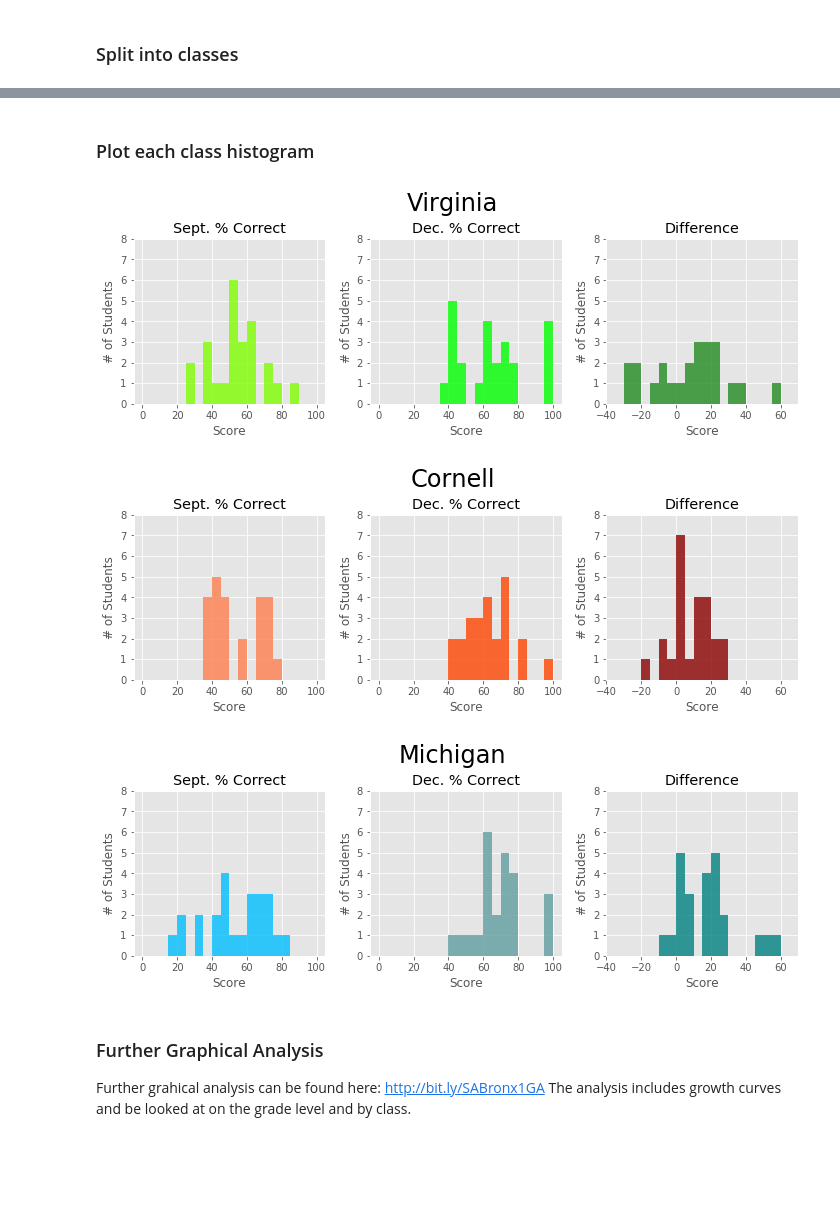
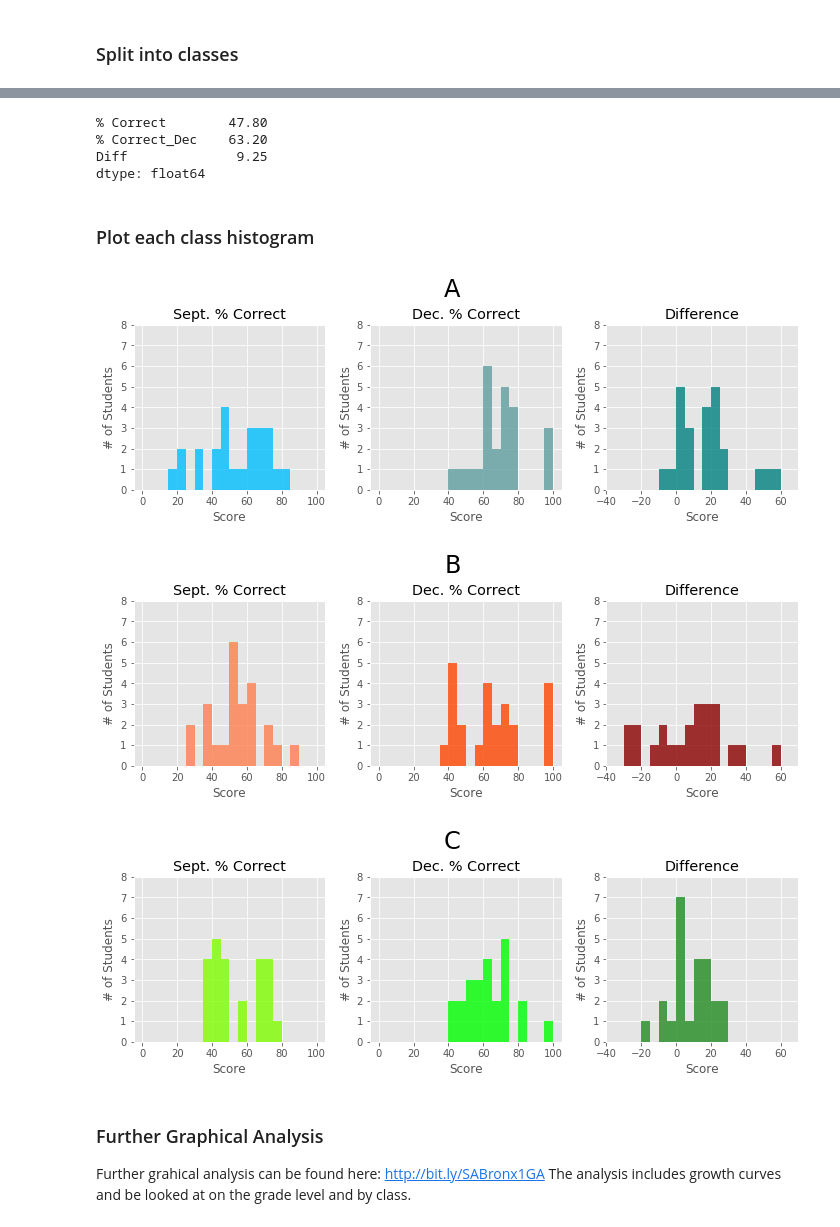
Before and after one commit to kaumaron/Data_Science, a Jupyter notebook: Grade_Analysis/Student Achievement.ipynb, the cells around one changed output, grey strips where cells are left out. Cells and saved outputs as stored; diff of their text form; code cells hidden in the pictures; blank space fills up the shorter version.

```diff
--- a/Grade_Analysis/Student Achievement.ipynb
+++ b/Grade_Analysis/Student Achievement.ipynb
@@ -22,0 +50,4 @@ df_math_dec.head()
+# %%
+# determine hashed Class Names
+A,B,C = df_math_sept['Class'].unique()
+D,E,F = df_math_dec['Class'].unique()
@@ -82,12 +117,12 @@ plt.tight_layout()
 # %% [markdown]
 ### Split into classes
 # %%
-Michigan_math = df_math_sept.set_index('Student ID').join(df_math_dec.set_index('Student ID'), how='left', rsuffix='_Dec')
-Virginia_math = Michigan_math[['Class','First Name','% Correct','% Correct_Dec']][Michigan_math['Class']== 'Virginia']
-Cornell_math = Michigan_math[Michigan_math[['Class','First Name','% Correct','% Correct_Dec']]['Class']== 'Cornell']
-Michigan_math = Michigan_math[Michigan_math[['Class','First Name','% Correct','% Correct_Dec']]['Class']== 'Michigan']
+A_math = df_math_sept.set_index('Student ID').join(df_math_dec.set_index('Student ID'), how='left', rsuffix='_Dec')
+C_math = A_math[['Class','First Name','% Correct','% Correct_Dec']][A_math['Class']== C]
+B_math = A_math[A_math[['Class','First Name','% Correct','% Correct_Dec']]['Class']== B]
+A_math = A_math[A_math[['Class','First Name','% Correct','% Correct_Dec']]['Class']== A]
 
-Virginia_math['Diff'] = Virginia_math['% Correct_Dec'] - Virginia_math['% Correct']
-Cornell_math['Diff'] = Cornell_math['% Correct_Dec'] - Cornell_math['% Correct']
-Michigan_math['Diff'] = Michigan_math['% Correct_Dec'] - Michigan_math['% Correct']
+C_math['Diff'] = C_math['% Correct_Dec'] - C_math['% Correct']
+B_math['Diff'] = B_math['% Correct_Dec'] - B_math['% Correct']
+A_math['Diff'] = A_math['% Correct_Dec'] - A_math['% Correct']
 # %%
@@ -102,57 +151,63 @@ Virginia improved by 10.2%
+# %%
+C_math.median()
+# %% [output]
+% Correct        47.80
+% Correct_Dec    63.20
+Diff              9.25
+dtype: float64
 # %% [markdown]
 ### Plot each class histogram
 # %%
-fig, ax = plt.subplots(1,3,figsize=(10,3.3), subplot_kw={'ylim': (0,8)})
-fig.suptitle('Virginia',fontsize=24, y=1.08)
+fig, ax = plt.subplots(1,3,figsize=(10,3.3),subplot_kw={'ylim': (0,8)})
+fig.suptitle('A',fontsize=24, y=1.08)
 for axis in ax:
     axis.set(xlabel="Score", ylabel="# of Students")
 ax[0].set_title('Sept. % Correct')
 ax[1].set_title('Dec. % Correct')
 ax[2].set_title('Difference')
-Virginia_math['% Correct'].hist(color='chartreuse',alpha=0.8, bins = 20,\
-                           label='Virginia',range=[0, 100], ax= ax[0])
-Virginia_math['% Correct_Dec'].hist(color='lime',alpha=0.8, bins = 20,\
-                           label='Virginia',range=[0, 100], ax= ax[1])
-Virginia_math['Diff'].hist(color='forestgreen',alpha=0.8, bins = 20,\
-                           label='Virginia',range=[-35, 65],  ax= ax[2])
+A_math['% Correct'].hist(color='deepskyblue',alpha=0.8, bins = 20,\
+                           label = 'A',range=[0, 100],  ax= ax[0])
+A_math['% Correct_Dec'].hist(color='cadetblue',alpha=0.8, bins = 20,\
+                           label = 'A',range=[0, 100], ax= ax[1])
+A_math['Diff'].hist(color='teal',alpha=0.8, bins = 20,\
+                           label = 'A',range=[-35, 65], ax= ax[2])
 fig.tight_layout()
 
 
 fig, ax = plt.subplots(1,3,figsize=(10,3.3),subplot_kw={'ylim': (0,8)})
-fig.suptitle('Cornell',fontsize=24, y=1.08)
+fig.suptitle('B',fontsize=24, y=1.08)
 for axis in ax:
     axis.set(xlabel="Score", ylabel="# of Students")
     ax[0].set_title('Sept. % Correct')
 ax[1].set_title('Dec. % Correct')
 ax[2].set_title('Difference')
-Cornell_math['% Correct'].hist(color='coral',alpha=0.8, bins = 20,\
-                           label = 'Cornell',range=[0, 100], ax= ax[0])
-Cornell_math['% Correct_Dec'].hist(color='orangered',alpha=0.8, bins = 20,\
-                           label = 'Cornell',range=[0, 100], ax= ax[1])
-Cornell_math['Diff'].hist(color='darkred',alpha=0.8, bins = 20,\
-                           label = 'Cornell',range=[-35, 65],  ax= ax[2])
+B_math['% Correct'].hist(color='coral',alpha=0.8, bins = 20,\
+                           label = 'B',range=[0, 100], ax= ax[0])
+B_math['% Correct_Dec'].hist(color='orangered',alpha=0.8, bins = 20,\
+                           label = 'B',range=[0, 100], ax= ax[1])
+B_math['Diff'].hist(color='darkred',alpha=0.8, bins = 20,\
+                           label = 'B',range=[-35, 65],  ax= ax[2])
 fig.tight_layout()
 
 
-fig, ax = plt.subplots(1,3,figsize=(10,3.3),subplot_kw={'ylim': (0,8)})
-
-fig.suptitle('Michigan',fontsize=24, y=1.08)
+fig, ax = plt.subplots(1,3,figsize=(10,3.3), subplot_kw={'ylim': (0,8)})
+fig.suptitle('C',fontsize=24, y=1.08)
 for axis in ax:
     axis.set(xlabel="Score", ylabel="# of Students")
 ax[0].set_title('Sept. % Correct')
 ax[1].set_title('Dec. % Correct')
 ax[2].set_title('Difference')
-Michigan_math['% Correct'].hist(color='deepskyblue',alpha=0.8, bins = 20,\
-                           label = 'Michigan',range=[0, 100],  ax= ax[0])
-Michigan_math['% Correct_Dec'].hist(color='cadetblue',alpha=0.8, bins = 20,\
-                           label = 'Michigan',range=[0, 100], ax= ax[1])
-Michigan_math['Diff'].hist(color='teal',alpha=0.8, bins = 20,\
-                           label = 'Michigan',range=[-35, 65], ax= ax[2])
+C_math['% Correct'].hist(color='chartreuse',alpha=0.8, bins = 20,\
+                           label='C',range=[0, 100], ax= ax[0])
+C_math['% Correct_Dec'].hist(color='lime',alpha=0.8, bins = 20,\
+                           label='C',range=[0, 100], ax= ax[1])
+C_math['Diff'].hist(color='forestgreen',alpha=0.8, bins = 20,\
+                           label='C',range=[-35, 65],  ax= ax[2])
 fig.tight_layout()
 # %% [output]
-[figure, old version]
+[figure, new version]
-[figure, old version]
+[figure, new version]
-[figure, old version]
+[figure, new version]
 # %% [markdown]
 ### Further Graphical Analysis
 Further grahical analysis can be found here: http://bit.ly/SABronx1GA
```
Also changed, not shown: parts of 21 cells of this notebook.
